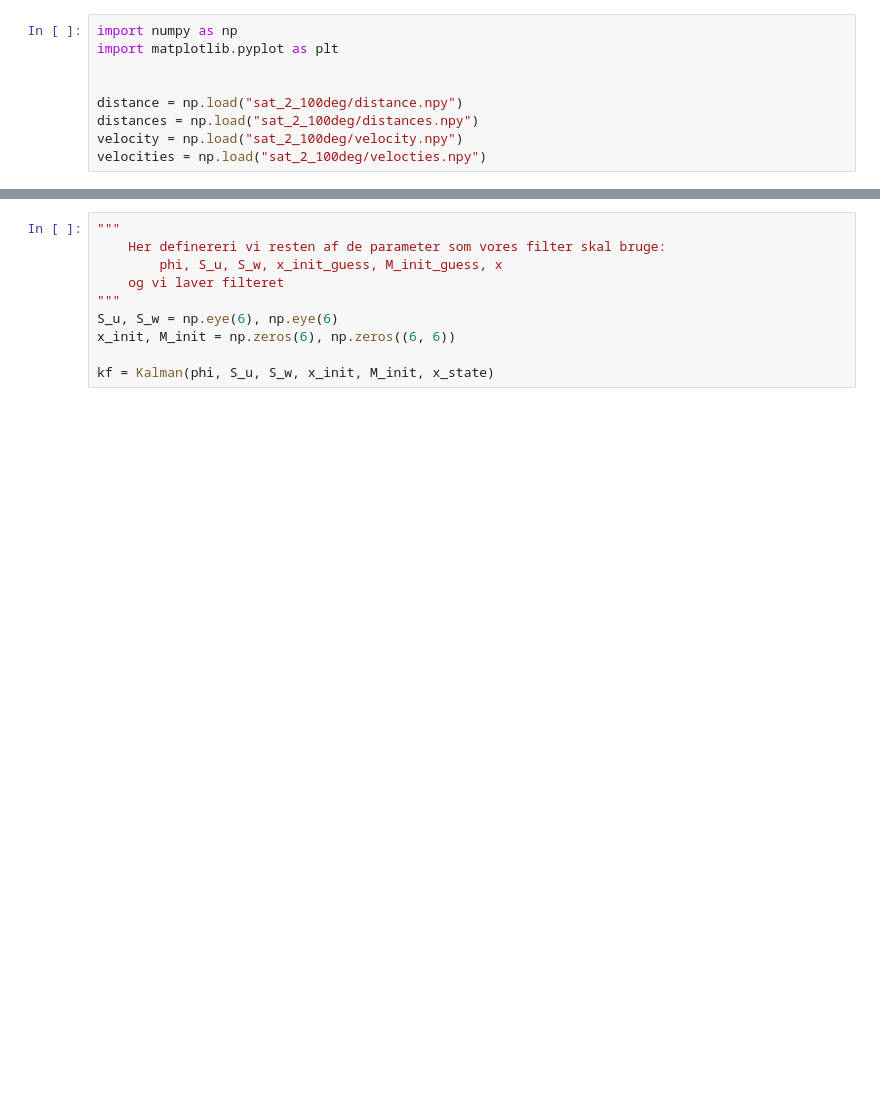
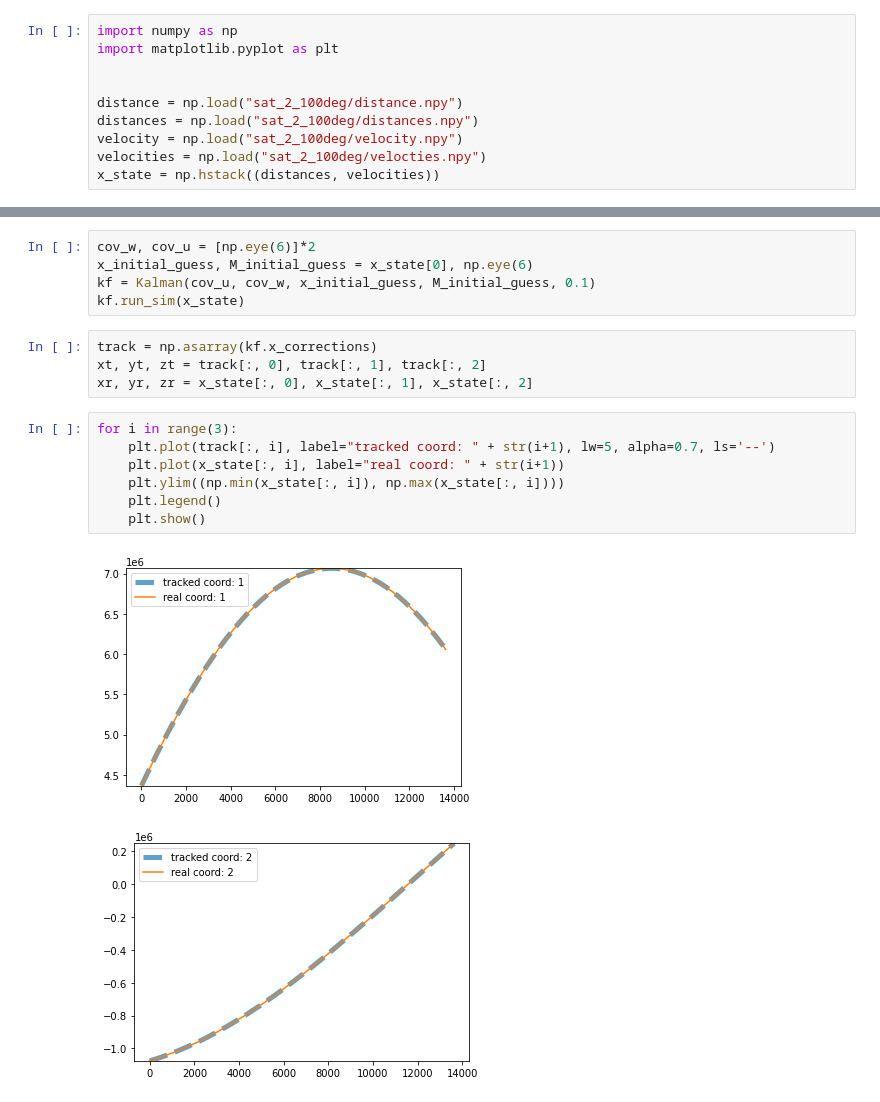
Before and after one commit to ahll19/P6, a Jupyter notebook: kalman_simple/anders.ipynb, the cells around one changed output, grey strips where cells are left out. Cells and saved outputs as stored; diff of their text form; blank space fills up the shorter version.

Commit message:
WHOOOOOOOOOOO
Første implementering af kalman filteret fungerer WHOOP WHOOP

```diff
--- a/kalman_simple/anders.ipynb
+++ b/kalman_simple/anders.ipynb
@@ -22,3 +26,4 @@ distance = np.load("sat_2_100deg/distance.npy")
 distances = np.load("sat_2_100deg/distances.npy")
 velocity = np.load("sat_2_100deg/velocity.npy")
 velocities = np.load("sat_2_100deg/velocties.npy")
+x_state = np.hstack((distances, velocities))
@@ -115,10 +114,19 @@ phi = np.eye(F.shape[0]) + delta_t*F
-# %%
-"""
-    Her definereri vi resten af de parameter som vores filter skal bruge:
-        phi, S_u, S_w, x_init_guess, M_init_guess, x
-    og vi laver filteret
-"""
-S_u, S_w = np.eye(6), np.eye(6)
-x_init, M_init = np.zeros(6), np.zeros((6, 6))
-
-kf = Kalman(phi, S_u, S_w, x_init, M_init, x_state)
+# %%
+cov_w, cov_u = [np.eye(6)]*2
+x_initial_guess, M_initial_guess = x_state[0], np.eye(6)
+kf = Kalman(cov_u, cov_w, x_initial_guess, M_initial_guess, 0.1)
+kf.run_sim(x_state)
+# %%
+track = np.asarray(kf.x_corrections)
+xt, yt, zt = track[:, 0], track[:, 1], track[:, 2]
+xr, yr, zr = x_state[:, 0], x_state[:, 1], x_state[:, 2]
+# %%
+for i in range(3):
+    plt.plot(track[:, i], label="tracked coord: " + str(i+1), lw=5, alpha=0.7, ls='--')
+    plt.plot(x_state[:, i], label="real coord: " + str(i+1))
+    plt.ylim((np.min(x_state[:, i]), np.max(x_state[:, i])))
+    plt.legend()
+    plt.show()
+# %% [output]
+[figure, added]
+[figure, added]
```
Also changed, not shown: parts of 4 cells of this notebook.
